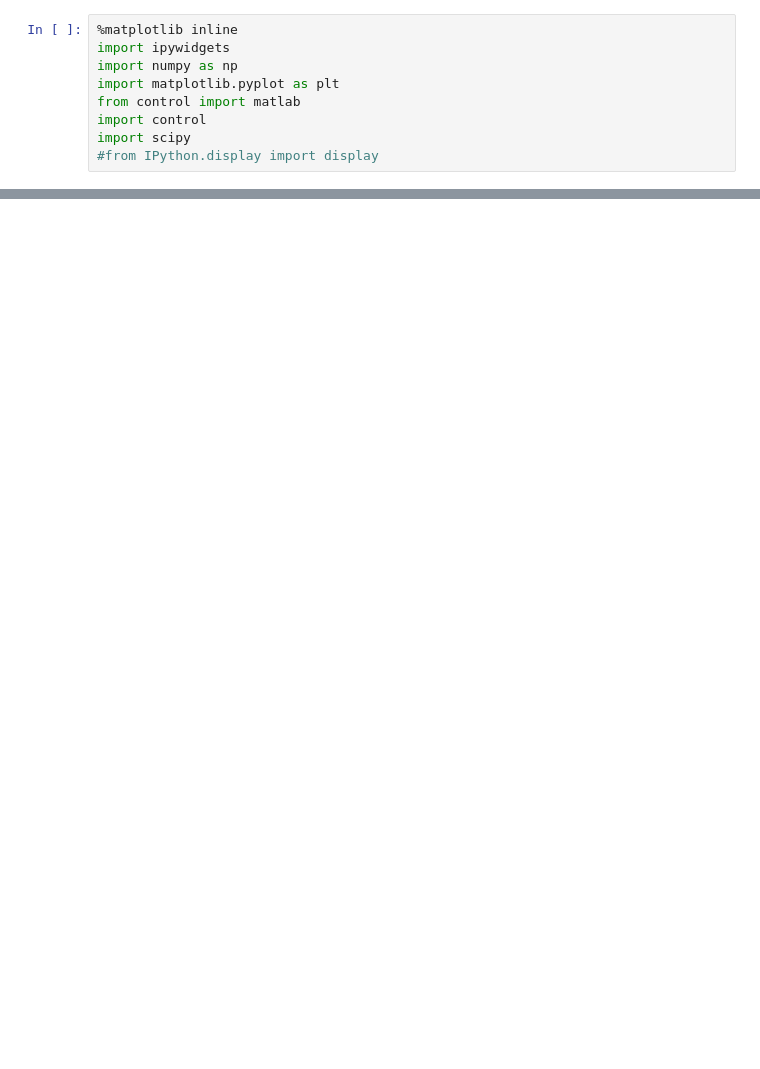
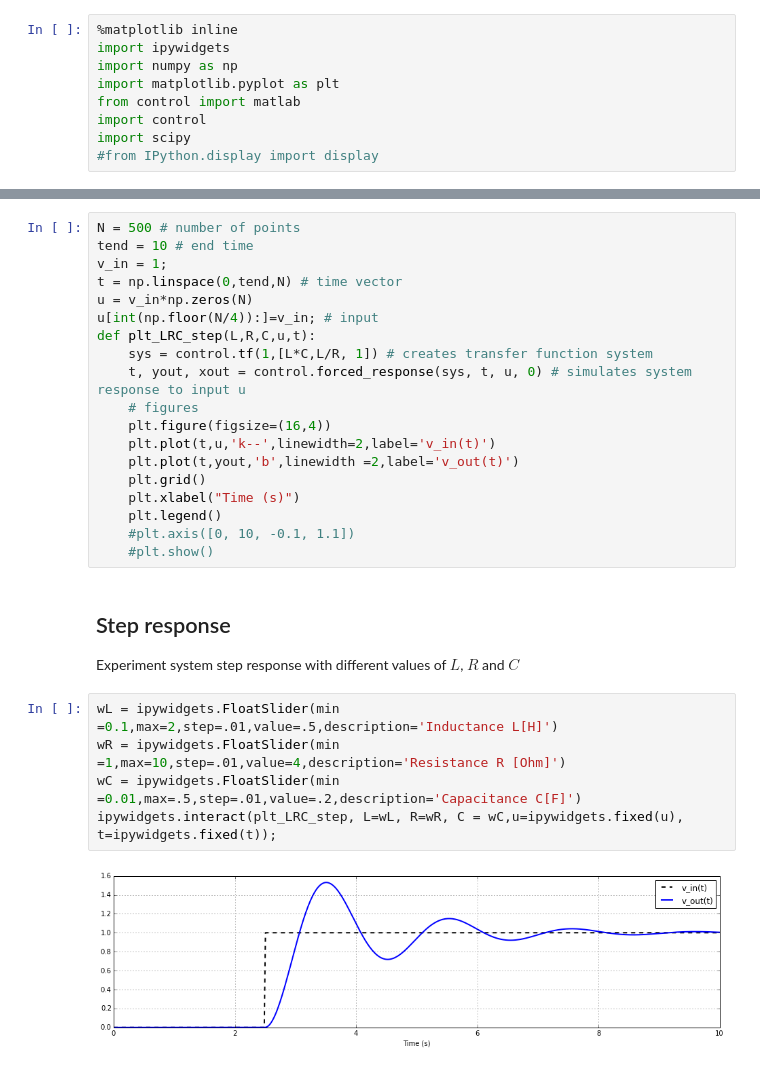
Before and after one commit to aalcocer/linear-systems, a Jupyter notebook: Circuit analysis using Laplace transform and Bode diagrams.ipynb, the cells around one changed output, grey strips where cells are left out. Saved outputs shown, nothing was run; the diff lists cells and outputs as text; blank space fills up the shorter version.

```diff
--- a/Circuit analysis using Laplace transform and Bode diagrams.ipynb
+++ b/Circuit analysis using Laplace transform and Bode diagrams.ipynb
@@ -168,0 +58,30 @@ s^2 + s + 1
+# %%
+N = 500 # number of points
+tend = 10 # end time
+v_in = 1;
+t = np.linspace(0,tend,N) # time vector
+u = v_in*np.zeros(N)
+u[int(np.floor(N/4)):]=v_in; # input
+def plt_LRC_step(L,R,C,u,t):
+    sys = control.tf(1,[L*C,L/R, 1]) # creates transfer function system
+    t, yout, xout = control.forced_response(sys, t, u, 0) # simulates system response to input u
+    # figures
+    plt.figure(figsize=(16,4))
+    plt.plot(t,u,'k--',linewidth=2,label='v_in(t)')
+    plt.plot(t,yout,'b',linewidth =2,label='v_out(t)')
+    plt.grid()
+    plt.xlabel("Time (s)")
+    plt.legend()
+    #plt.axis([0, 10, -0.1, 1.1])
+    #plt.show()
+# %% [markdown]
+## Step response
+
+Experiment system step response with different values of $L$, $R$ and $C$
+# %%
+wL = ipywidgets.FloatSlider(min =0.1,max=2,step=.01,value=.5,description='Inductance L[H]')
+wR = ipywidgets.FloatSlider(min =1,max=10,step=.01,value=4,description='Resistance R [Ohm]')
+wC = ipywidgets.FloatSlider(min =0.01,max=.5,step=.01,value=.2,description='Capacitance C[F]')
+ipywidgets.interact(plt_LRC_step, L=wL, R=wR, C = wC,u=ipywidgets.fixed(u), t=ipywidgets.fixed(t));
+# %% [output]
+[figure, added]
```
Also changed, not shown: parts of 37 cells of this notebook, 5 other files.
